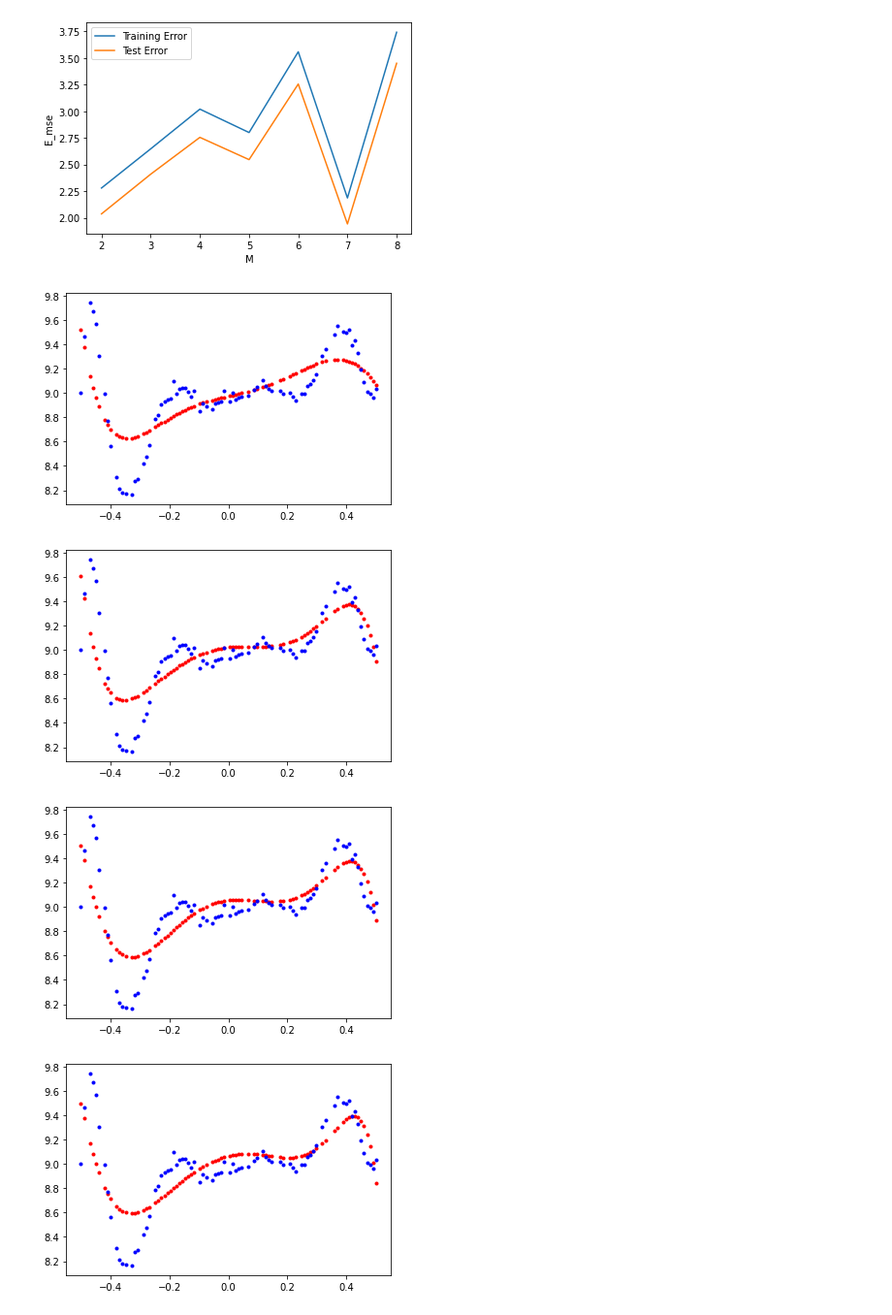
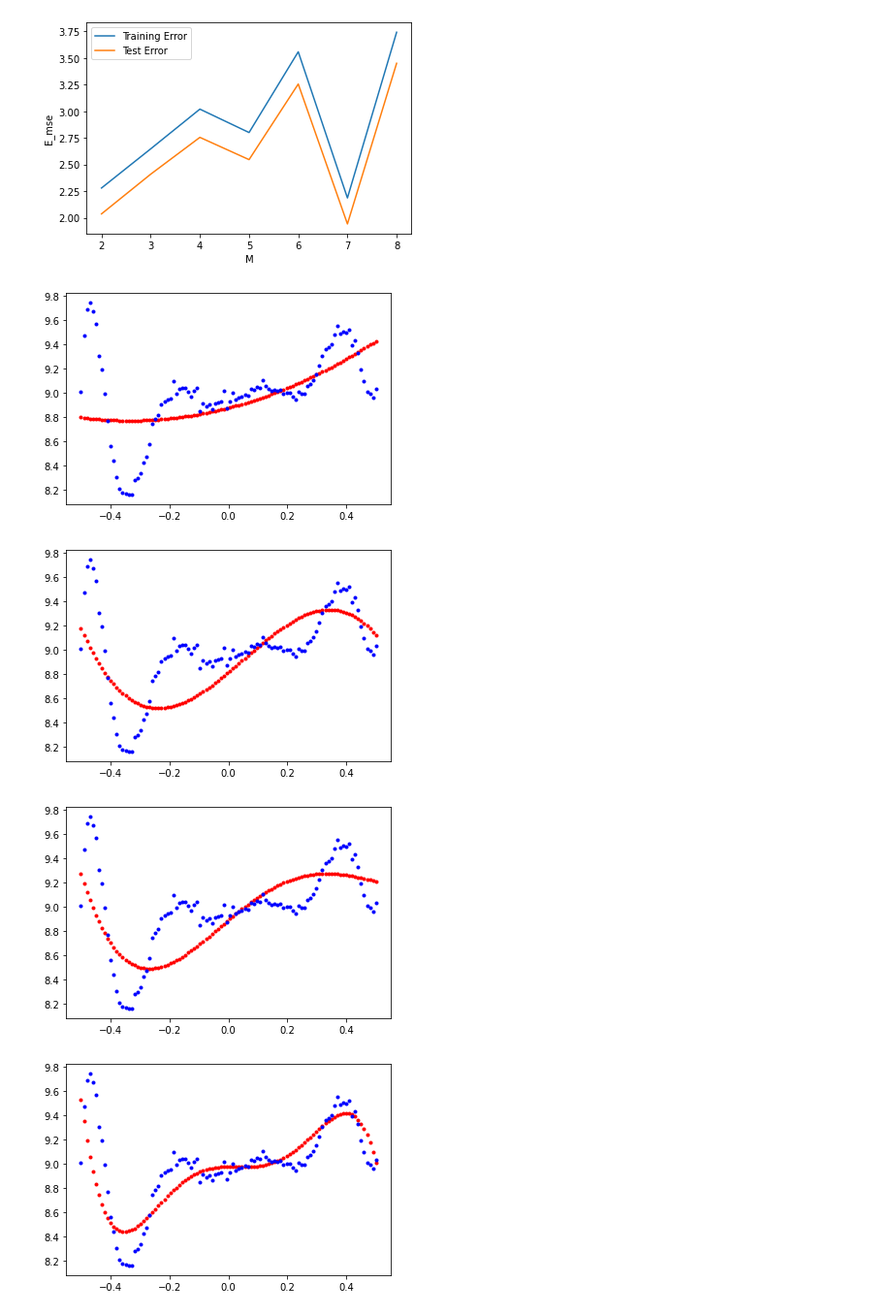
Before and after one commit to V-G-spec/ELL409-IITD-Intro-to-Machine-Learning, a Jupyter notebook: Assignment 1/ReportStuff.ipynb, the cells around one changed output. Shown: that part at 97% size. Cells and saved outputs as stored; diff of their text form; code cells hidden in the pictures.

```diff
--- a/Assignment 1/ReportStuff.ipynb
+++ b/Assignment 1/ReportStuff.ipynb
@@ -416,41 +396,41 @@ plt.show()
 # %% [output]
 [figure]
 # %%
-M = np.arange(2, 11, 1)
+M = np.arange(2, 10, 1)
 
 temp_X_train = train_X
 X_new_train = train_X
+
+
 # lr = 0.0001
 
-lamb=0.0
+lamb=0.001
 
 for m in M:
     temp_X_train = temp_X_train*train_X
-#     norm = np.linalg.norm(temp_X_train)
-#     temp_X_train=temp_X_train/norm
     norm = (temp_X_train - temp_X_train.min()) / (temp_X_train.max() - temp_X_train.min())
     temp_X_train = norm - np.mean(norm)
     X_new_train = np.c_[X_new_train, temp_X_train]
     X_fin = np.c_[np.ones((len(X_new_train), 1)), X_new_train]
-    batch_size = 50
+    batch_size = 25
     wt = np.random.randn(m+1,1)
 
-    for niter in range(1000):
+    for niter in range(2000):
         for i in range(0, N, batch_size):
             X_i = X_fin[i:i+batch_size]
             y_i = train_y[i:i+batch_size]
             #print(X_i.shape[0])
-            lr = 0.09/(i+0.2)
+            lr = 0.3/(niter*i+0.17)
             wt = update_weights(X_i, y_i, wt, lr, lamb)
 
-    if (m>5 and m<10):
-        theta_best = wt
-        y_hat = X_fin.dot(theta_best)
-        plt.plot(train_X, y_hat, "r.")
-        plt.plot(train_X, train_y, "b.")
-        plt.show()
+#     if (m>5):
+    theta_best = wt
+    y_hat = X_fin.dot(theta_best)
+    plt.plot(train_X, y_hat, "r.")
+    plt.plot(train_X, train_y, "b.")
+    plt.show()
 # %% [output]
-[figure, old version]
+[figure, new version]
-[figure, old version]
+[figure, new version]
-[figure, old version]
+[figure, new version]
-[figure, old version]
+[figure, new version]
```
Also changed, not shown: parts of 3 cells of this notebook.
